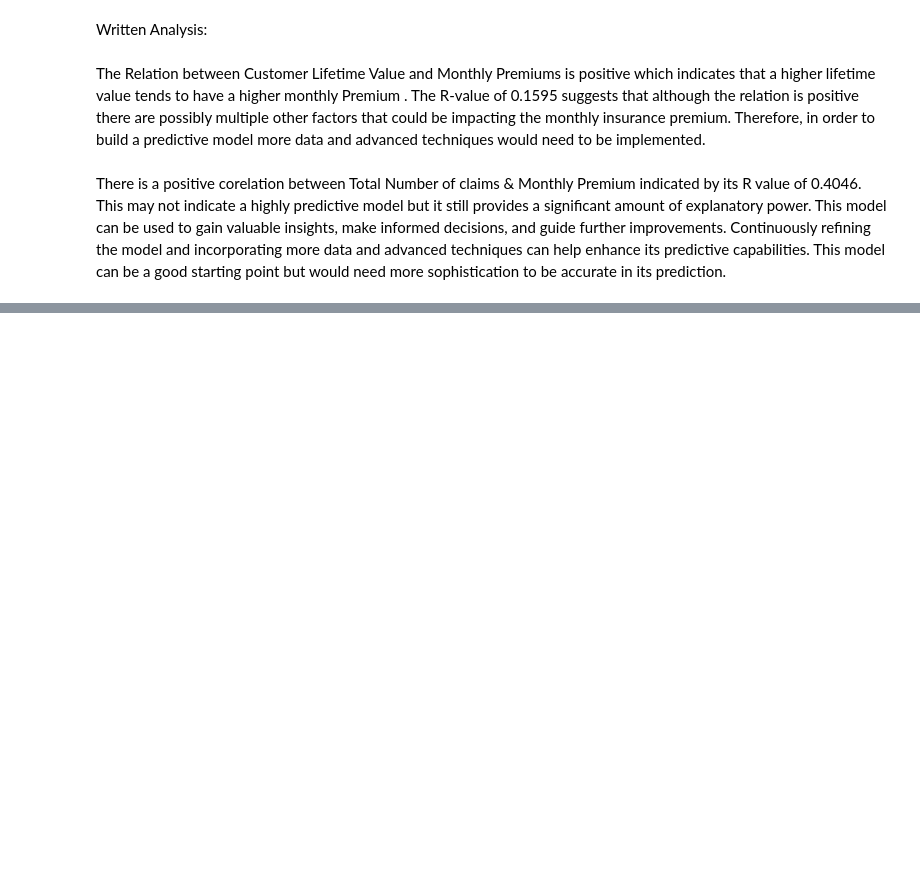
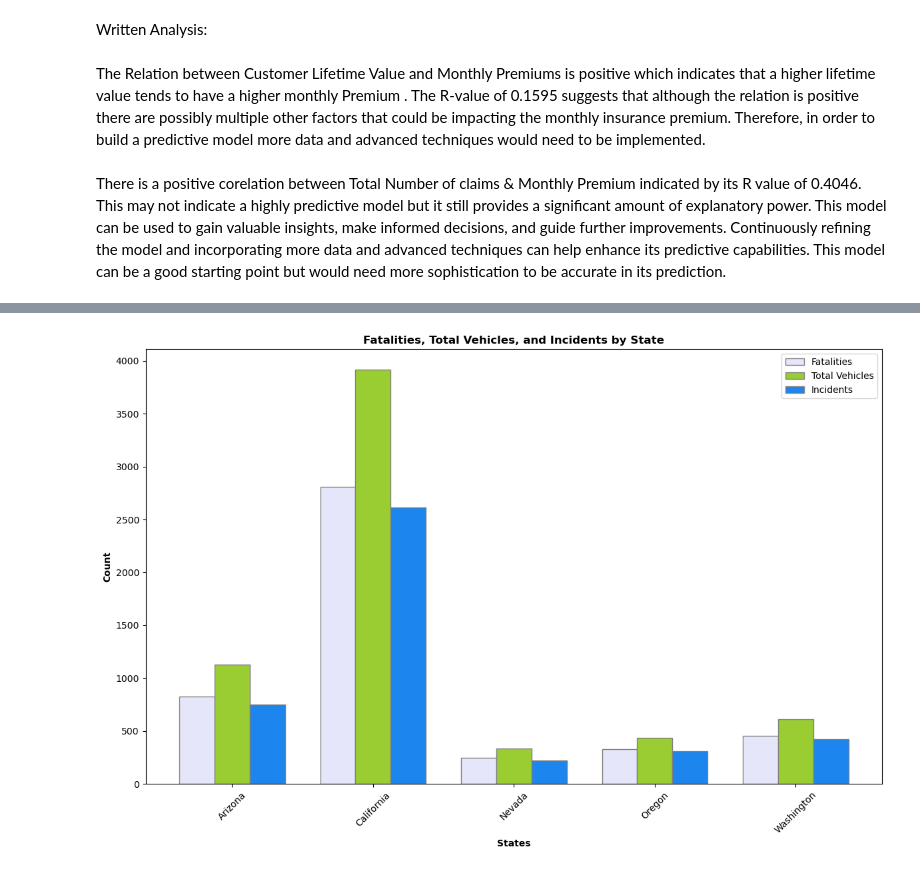
Before and after one commit to rdeshir10/Understanding_car_insurance, a Jupyter notebook: car_insurance.ipynb, the cells around one changed output, grey strips where cells are left out. Drawn from its saved outputs; the diff is of its cells as text; code cells hidden in the pictures; blank space fills up the shorter version.

```diff
--- a/car_insurance.ipynb
+++ b/car_insurance.ipynb
@@ -139,0 +153,43 @@ There is a positive corelation between Total Number of claims & Monthly Premium
+# %%
+grouped_df = combined_df.groupby('StateName').agg({
+    'St_Case': 'count',
+    'Fatals': 'sum',
+    'TotalVehicles': 'sum',
+    'Persons': 'sum'
+}).reset_index()
+grouped_df
+
+states = grouped_df['StateName']
+num_states = len(states)
+
+fatals = grouped_df['Fatals']
+total_vehicles = grouped_df['TotalVehicles']
+st_case = grouped_df['St_Case']
+
+bar_width = 0.25
+
+r1 = np.arange(num_states)
+r2 = [x + bar_width for x in r1]
+r3 = [x + bar_width for x in r2]
+
+fig, ax = plt.subplots(figsize=(12, 8))
+
+ax.bar(r1, fatals, color='#E6E6FA', width=bar_width, edgecolor='grey', label='Fatalities')
+ax.bar(r2, total_vehicles, color='#9ACD32', width=bar_width, edgecolor='grey', label='Total Vehicles')
+ax.bar(r3, st_case, color='#1C86EE', width=bar_width, edgecolor='grey', label='Incidents')
+
+ax.set_xlabel('States', fontweight='bold')
+ax.set_ylabel('Count', fontweight='bold')
+ax.set_title('Fatalities, Total Vehicles, and Incidents by State', fontweight='bold')
+ax.set_xticks([r + bar_width for r in range(num_states)])
+ax.set_xticklabels(states)
+ax.legend()
+
+plt.xticks(rotation=45)
+plt.tight_layout()
+
+plt.savefig("Output/Total_Vehicles_and_Incidents_by_State.png")
+
+plt.show()
+# %% [output]
+[figure, added]
```
Also changed, not shown: parts of 3 cells of this notebook, 6 other files.
